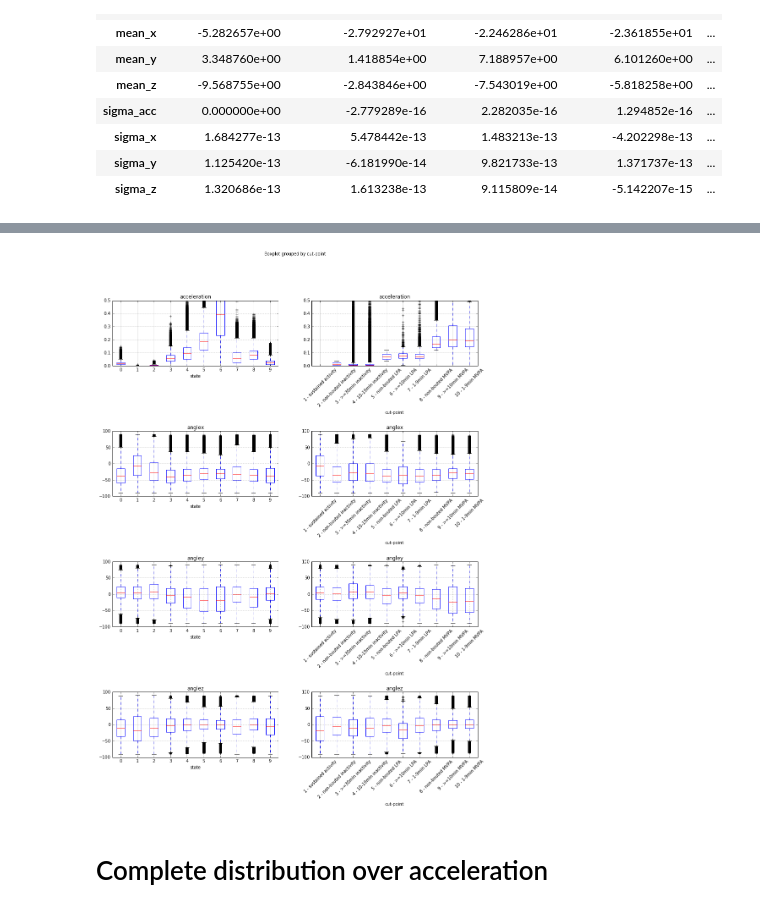
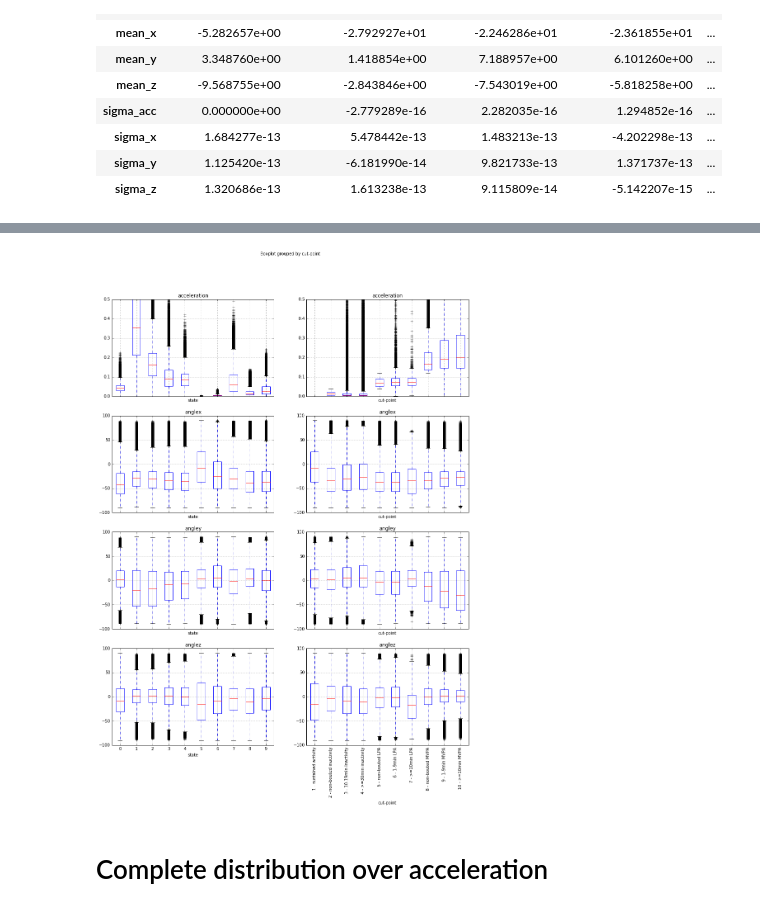
Before and after one commit to wadpac/millenniumcohort-acc, a Jupyter notebook: python/notebooks/2_AnalyseResults.ipynb, the cells around one changed output, grey strips where cells are left out. Cells and saved outputs as stored; diff of their text form; code cells hidden in the pictures.

```diff
--- a/python/notebooks/2_AnalyseResults.ipynb
+++ b/python/notebooks/2_AnalyseResults.ipynb
@@ -87,14 +87,14 @@ activities_simplified['simplified_category'] = [get_category_des(row[1], row[2])
 
 heuristic_classes = [' 1 - sustained activity',  #1
                      ' 2 - non-bouted inactivity', #2
-                     ' 3 - >=30min inactivity', #3
-                     ' 4 - 10-19min inactivity', #4
+                     ' 4 - >=30min inactivity', #3
+                     ' 3 - 10-19min inactivity', #4
                      ' 5 - non-bouted LPA', #5
-                     ' 6 - >=10min LPA', #6
-                     ' 7 - 1-9min LPA', #7
+                     ' 7 - >=10min LPA', #6
+                     ' 6 - 1-9min LPA', #7
                      ' 8 - non-bouted MVPA', #8
-                     ' 9 - >=10min MVPA', #9
-                    '10 - 1-9min MVPA' #10
+                     '10 - >=10min MVPA', #9
+                    ' 9 - 1-9min MVPA' #10
                      ]
 get_heuristic = lambda i: heuristic_classes[int(i)-1]
 # %% [markdown]
@@ -262,17 +262,17 @@ sample = sample.dropna()
 sample['cut-point'] = [get_heuristic(i) for i in sample['heuristic']]
 # %%
 cols = ['acceleration', 'anglex', 'angley', 'anglez']
-fig, axes = plt.subplots(len(cols), 2, figsize=(15, 20))
-plt.subplots_adjust(hspace=1)
+fig, axes = plt.subplots(len(cols), 2, figsize=(15, 20), sharex='col')
+#plt.subplots_adjust(hspace=1)
 fig.set_label('')
 sample.boxplot(by='state', column=cols, ax=axes[:,0])
-sample.boxplot(by='cut-point', column=cols, ax=axes[:, 1], rot=45)
+sample.boxplot(by='cut-point', column=cols, ax=axes[:, 1], rot=90)
 ymax_acc = 0.5
 axes[0, 0].set_ylim(0, ymax_acc)
 axes[0, 1].set_ylim(0, ymax_acc)
 plt.savefig(os.path.join(config.image_path, 'boxplots.png'))
 # %% [output]
-[figure, old version]
+[figure, new version]
 # %% [markdown]
 # Complete distribution over acceleration
 # %%
```
Also changed, not shown: parts of 18 cells of this notebook, 1 other file.
